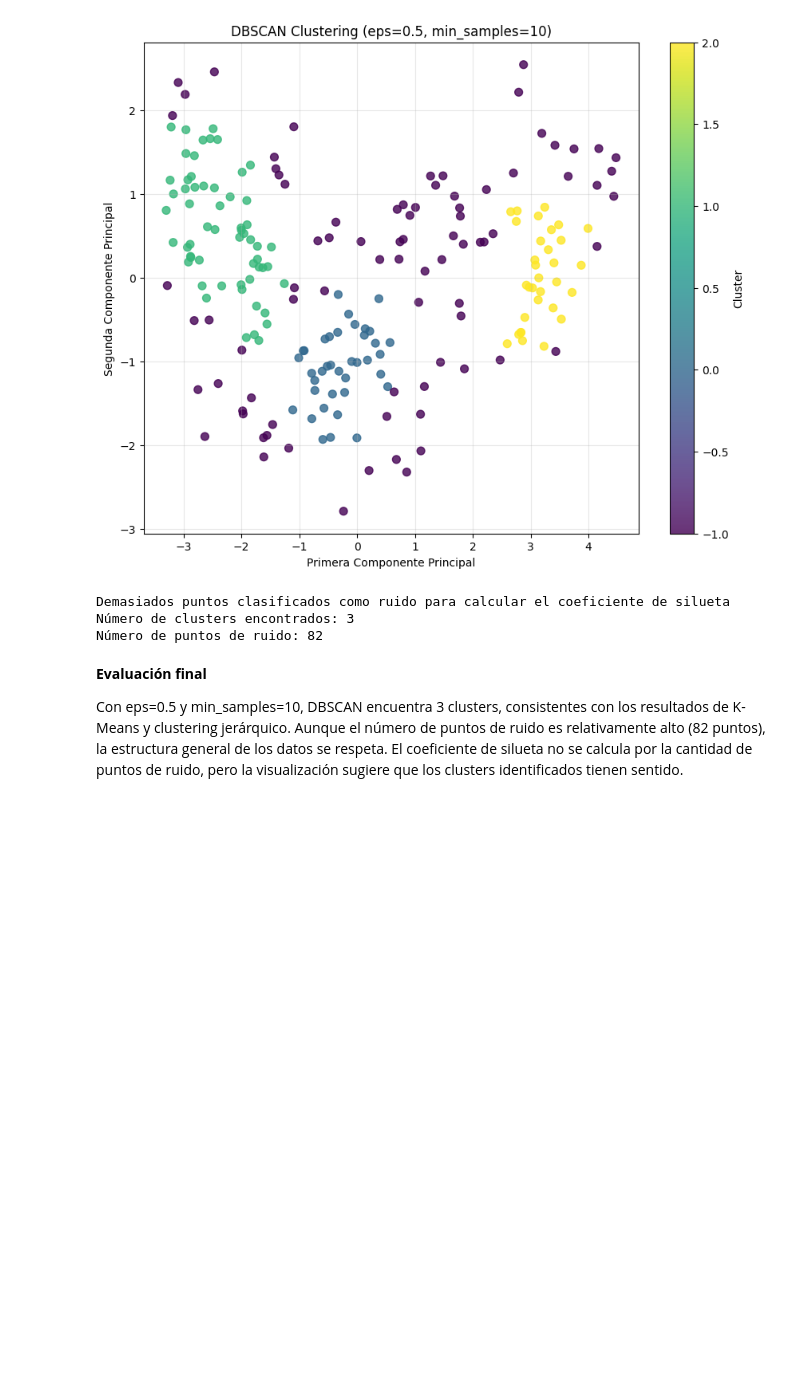
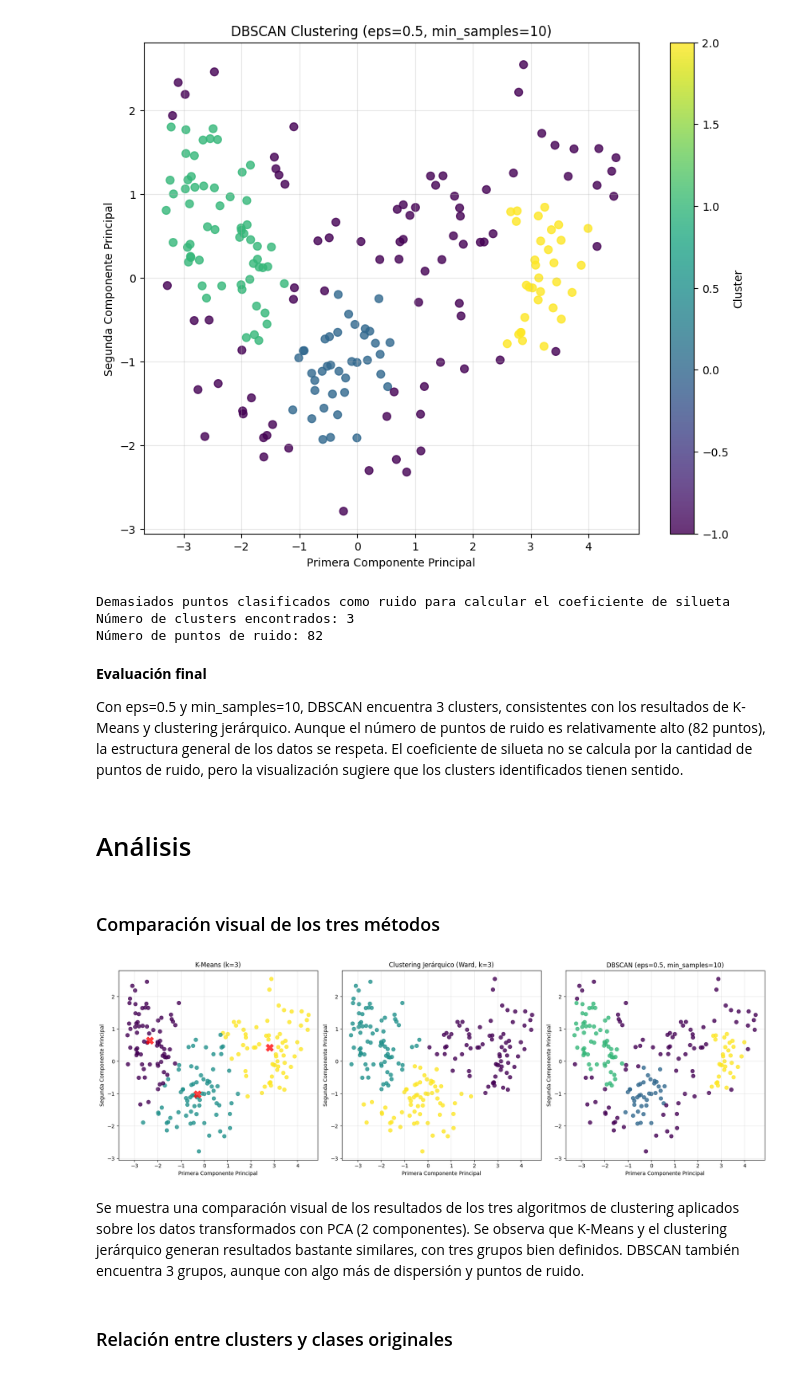
Before and after one commit to arutrosotillo/Aprendizaje-Autom-tico-2, a Jupyter notebook: notebook.ipynb, the cells around one changed output. Cells and saved outputs as stored; diff of their text form; code cells hidden in the pictures; blank space fills up the shorter version.

Commit message:
Análisis final.

```diff
--- a/notebook.ipynb
+++ b/notebook.ipynb
@@ -514,3 +514,44 @@ Número de puntos de ruido: 82
 Con eps=0.5 y min_samples=10, DBSCAN encuentra 3 clusters, consistentes con los resultados de K-Means y clustering jerárquico.
 Aunque el número de puntos de ruido es relativamente alto (82 puntos), la estructura general de los datos se respeta.
 El coeficiente de silueta no se calcula por la cantidad de puntos de ruido, pero la visualización sugiere que los clusters identificados tienen sentido.
+# %% [markdown]
+# Análisis
+# %% [markdown]
+### Comparación visual de los tres métodos
+# %%
+plt.figure(figsize=(18, 6))
+
+# K-Means
+plt.subplot(1, 3, 1)
+plt.scatter(X_scaled_pca[:, 0], X_scaled_pca[:, 1], c=kmeans.labels_, cmap='viridis', s=50, alpha=0.8)
+plt.scatter(kmeans.cluster_centers_[:, 0], kmeans.cluster_centers_[:, 1], c='red', s=200, alpha=0.75, marker='X')
+plt.title('K-Means (k=3)')
+plt.xlabel('Primera Componente Principal')
+plt.ylabel('Segunda Componente Principal')
+plt.grid(True, alpha=0.3)
+
+# Clustering Jerárquico
+plt.subplot(1, 3, 2)
+plt.scatter(X_scaled_pca[:, 0], X_scaled_pca[:, 1], c=hierarchical_labels, cmap='viridis', s=50, alpha=0.8)
+plt.title('Clustering Jerárquico (Ward, k=3)')
+plt.xlabel('Primera Componente Principal')
+plt.ylabel('Segunda Componente Principal')
+plt.grid(True, alpha=0.3)
+
+# DBSCAN
+plt.subplot(1, 3, 3)
+plt.scatter(X_scaled_pca[:, 0], X_scaled_pca[:, 1], c=dbscan_labels, cmap='viridis', s=50, alpha=0.8)
+plt.title(f'DBSCAN (eps={optimal_eps}, min_samples={optimal_min_samples})')
+plt.xlabel('Primera Componente Principal')
+plt.ylabel('Segunda Componente Principal')
+plt.grid(True, alpha=0.3)
+
+plt.tight_layout()
+plt.show()
+# %% [output]
+[figure, added]
+# %% [markdown]
+Se muestra una comparación visual de los resultados de los tres algoritmos de clustering aplicados sobre los datos transformados con PCA (2 componentes).
+Se observa que K-Means y el clustering jerárquico generan resultados bastante similares, con tres grupos bien definidos. DBSCAN también encuentra 3 grupos, aunque con algo más de dispersión y puntos de ruido.
+# %% [markdown]
+### Relación entre clusters y clases originales
```
Also changed, not shown: parts of 11 cells of this notebook.
